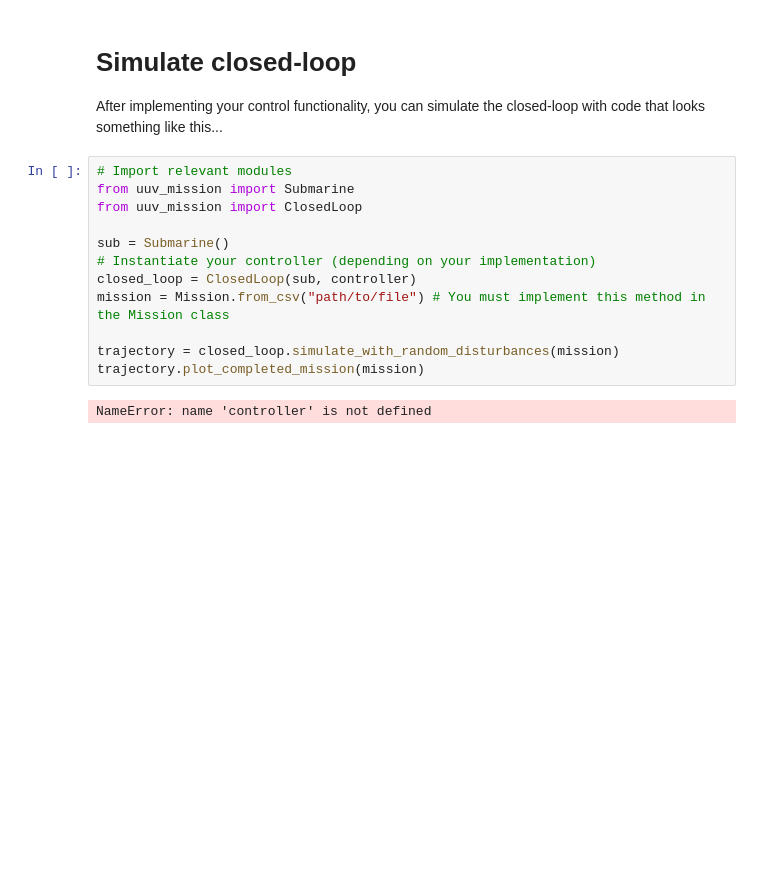
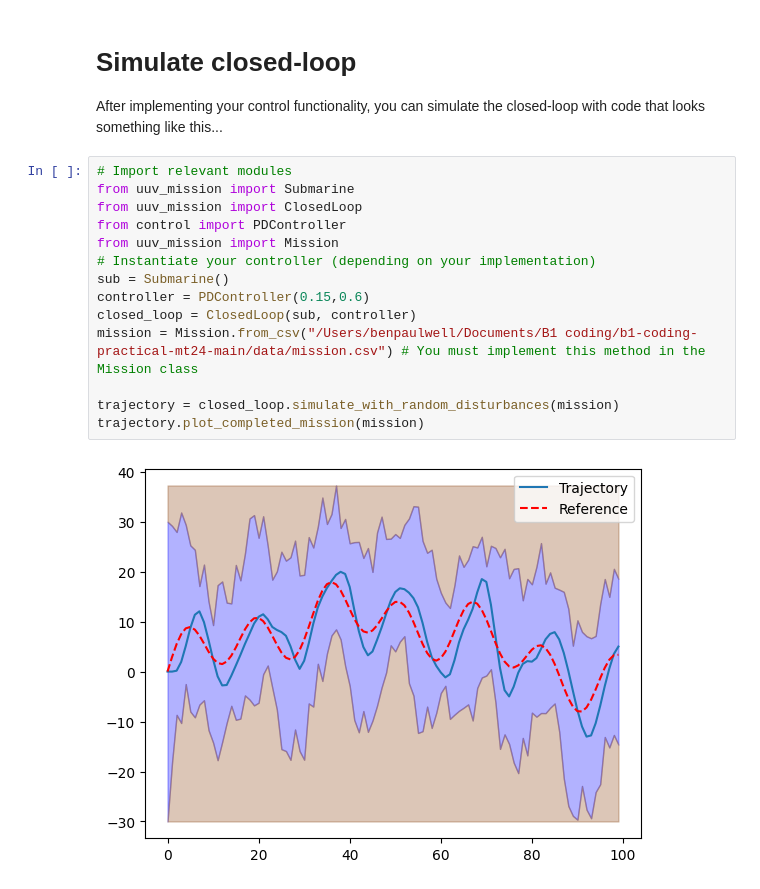
Before and after one commit to Ben-P-2021/b1-coding-practical-mt24-main_branch, a Jupyter notebook: notebooks/demo.ipynb, the cells around one changed output. Cells and saved outputs as stored; diff of their text form; blank space fills up the shorter version.

Commit message:
First working controller implemented

```diff
--- a/notebooks/demo.ipynb
+++ b/notebooks/demo.ipynb
@@ -14,14 +17,16 @@ After implementing your control functionality, you can simulate the closed-loop
 # %%
 # Import relevant modules
 from uuv_mission import Submarine
 from uuv_mission import ClosedLoop
-
+from control import PDController
+from uuv_mission import Mission
+# Instantiate your controller (depending on your implementation)
 sub = Submarine()
-# Instantiate your controller (depending on your implementation)
+controller = PDController(0.15,0.6)
 closed_loop = ClosedLoop(sub, controller)
-mission = Mission.from_csv("path/to/file") # You must implement this method in the Mission class
+mission = Mission.from_csv("/Users/benpaulwell/Documents/B1 coding/b1-coding-practical-mt24-main/data/mission.csv") # You must implement this method in the Mission class
 
 trajectory = closed_loop.simulate_with_random_disturbances(mission)
 trajectory.plot_completed_mission(mission)
 # %% [output]
-NameError: name 'controller' is not defined
+[figure, added]
```
Also changed, not shown: parts of 1 cell of this notebook, 4 other files.
